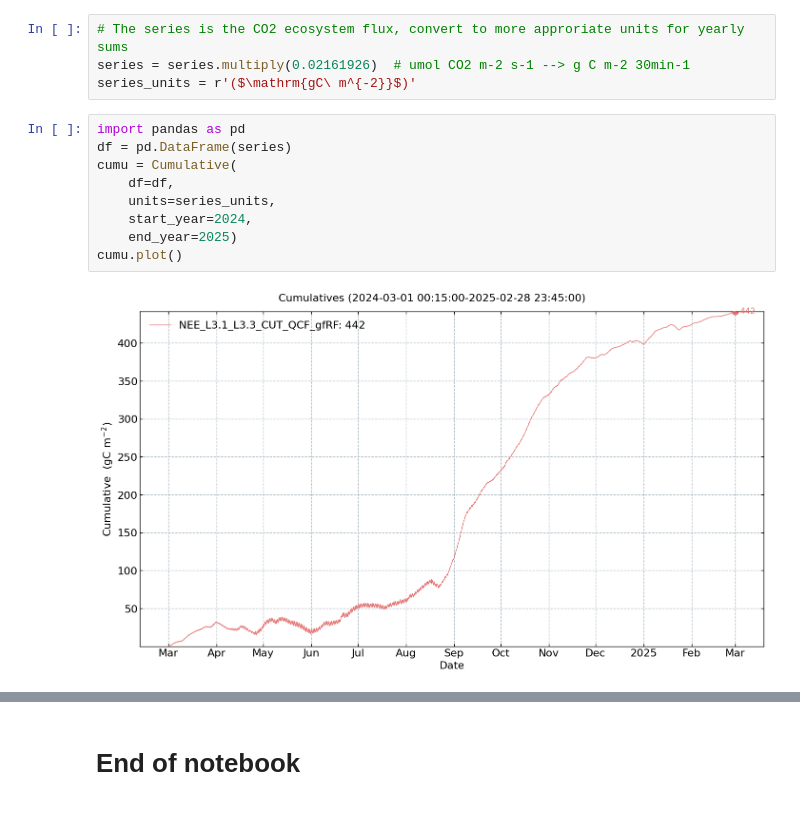
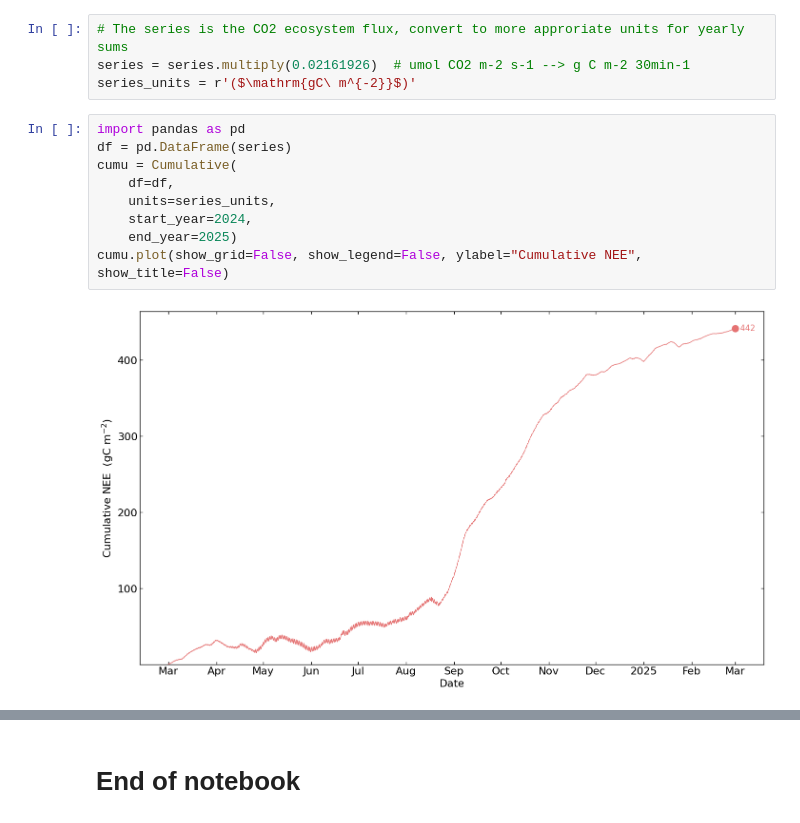
Before and after one commit to holukas/dataset_ch-hon_flux_product, a Jupyter notebook: dataset_ch-hon_flux_product/notebooks/00_PRELIMINARY_L0/50_PLOT_Cumulative_NEE_PRELIMINARY.ipynb, the cells around one changed output, grey strips where cells are left out. Drawn from its saved outputs; the diff is of its cells as text.

Commit message:
Adjusted plots

```diff
--- a/dataset_ch-hon_flux_product/notebooks/00_PRELIMINARY_L0/50_PLOT_Cumulative_NEE_PRELIMINARY.ipynb
+++ b/dataset_ch-hon_flux_product/notebooks/00_PRELIMINARY_L0/50_PLOT_Cumulative_NEE_PRELIMINARY.ipynb
@@ -60,14 +60,14 @@ series_units = r'($\mathrm{gC\ m^{-2}}$)'
 # %%
 import pandas as pd
 df = pd.DataFrame(series)
 cumu = Cumulative(
     df=df,
     units=series_units,
     start_year=2024,
     end_year=2025)
-cumu.plot()
+cumu.plot(show_grid=False, show_legend=False, ylabel="Cumulative NEE", show_title=False)
 # %% [output]
-[figure, old version]
+[figure, new version]
 # %% [markdown]
 </br>
 # %% [markdown]
```
Also changed, not shown: parts of 2 cells of this notebook, 1 other file.
